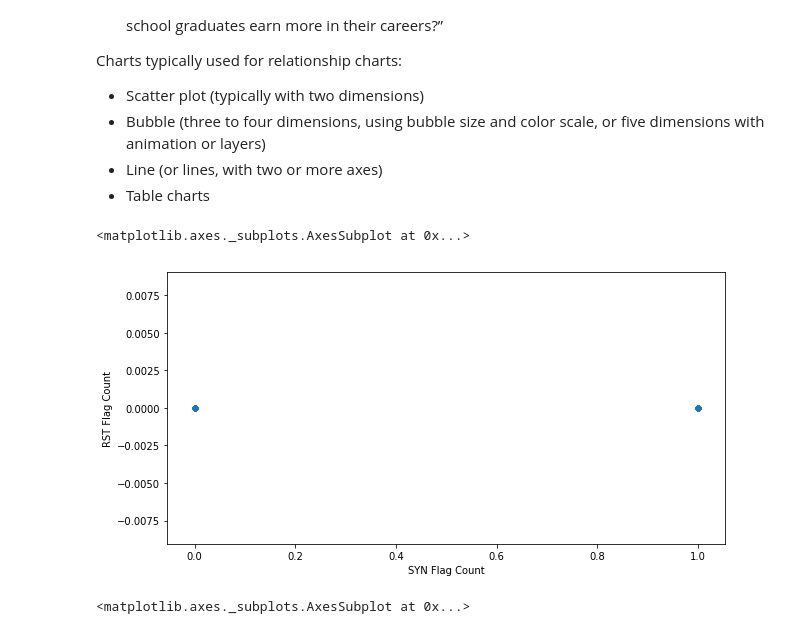
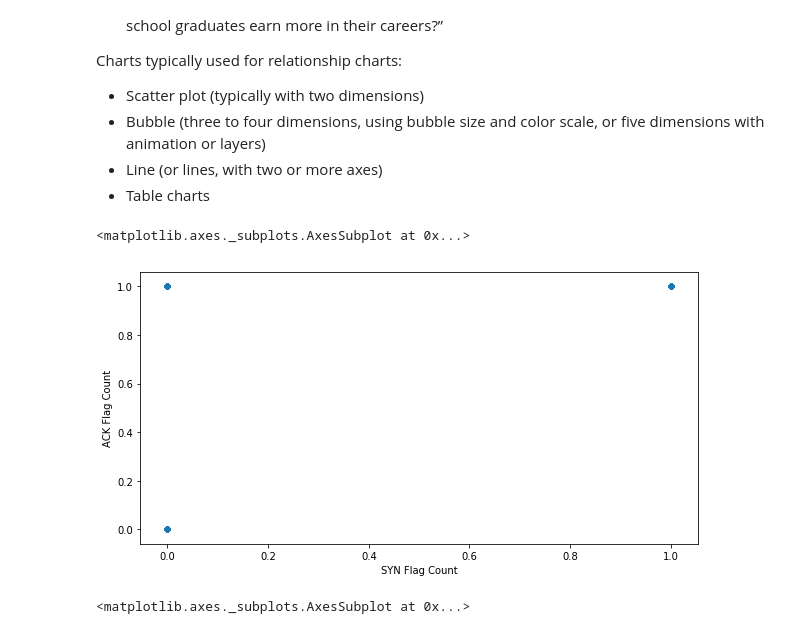
Before and after one commit to inp2/Security-Plus-Data-Science, a Jupyter notebook: Module_04/Module_04_Data_Viz.ipynb, the cells around one changed output. Drawn from its saved outputs; the diff is of its cells as text; code cells hidden in the pictures.

```diff
--- a/Module_04/Module_04_Data_Viz.ipynb
+++ b/Module_04/Module_04_Data_Viz.ipynb
@@ -243,10 +243,10 @@ Charts typically used for relationship charts:
 df['SYN Flag Count'] = pd.to_numeric(df['SYN Flag Count'], errors='coerce')
 df['ACK Flag Count'] = pd.to_numeric(df['ACK Flag Count'], errors='coerce')
 # %%
-df.plot(kind='scatter', x='SYN Flag Count', y='RST Flag Count')
+df.plot(kind='scatter', x='SYN Flag Count', y='ACK Flag Count')
 # %% [output]
 <matplotlib.axes._subplots.AxesSubplot at 0x...>
-[figure, old version]
+[figure, new version]
 # %%
 df.plot(kind='scatter', x='Total Fwd Packets', y='Total Backward Packets')
 # %% [output]
```
Also changed, not shown: parts of 23 cells of this notebook, 13 other files.
